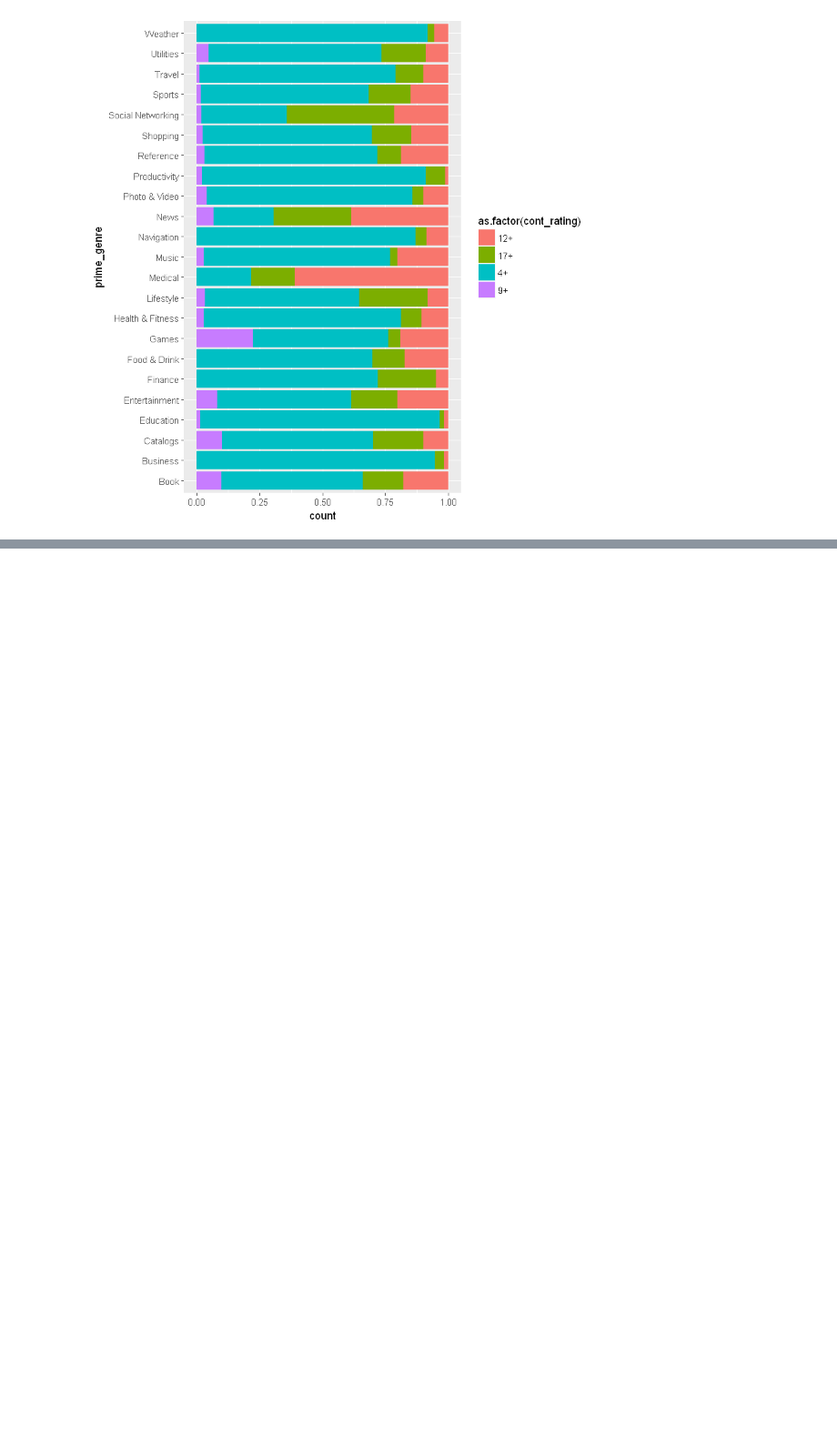
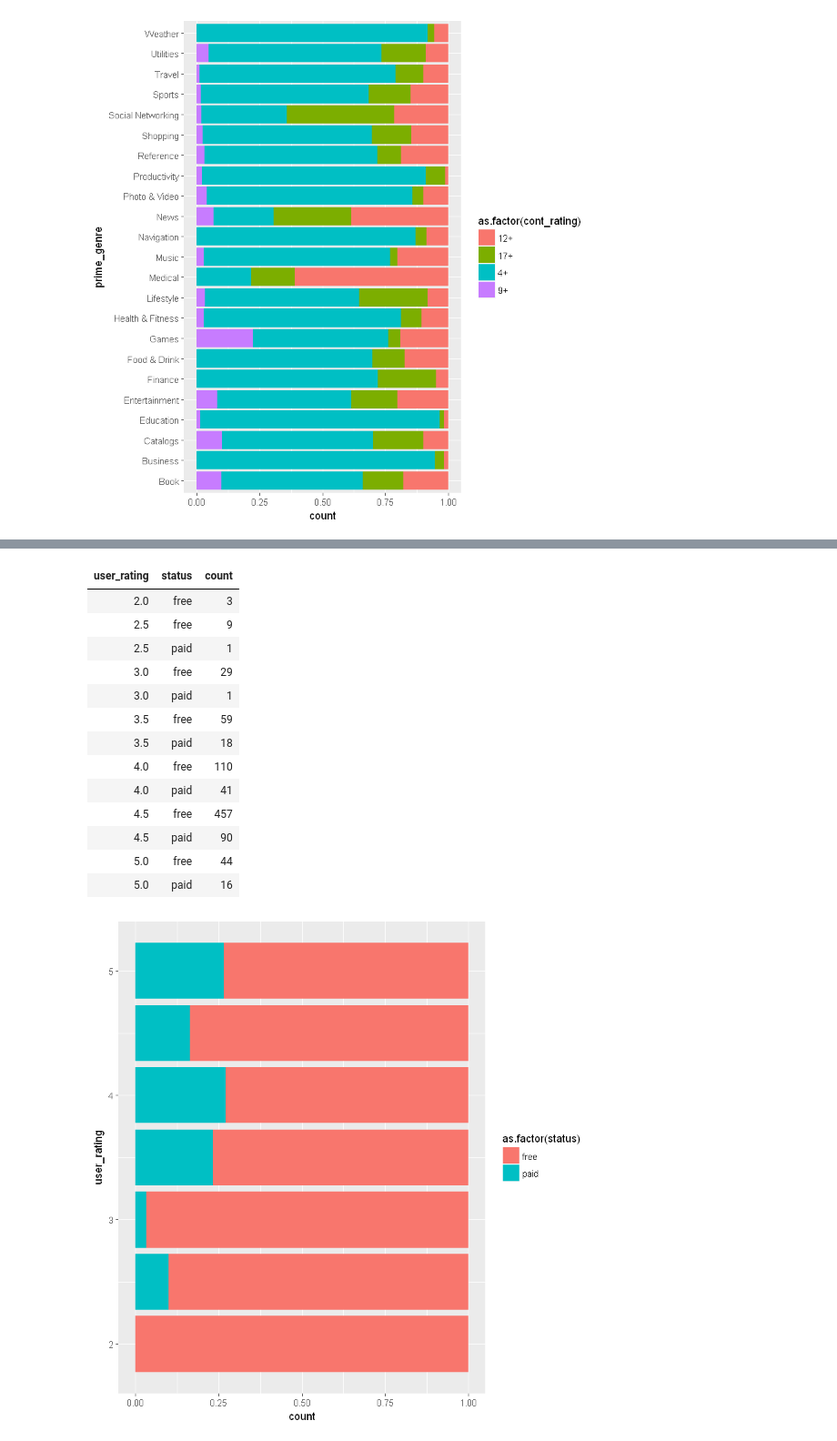
Before and after one commit to amandastrack/mobileAppStoreAnalysis, a Jupyter notebook: Mobile App Store.ipynb, the cells around one changed output, grey strips where cells are left out. Shown at 91% size. Cells and saved outputs as stored; diff of their text form; code cells hidden in the pictures; blank space fills up the shorter version.

```diff
--- a/Mobile App Store.ipynb
+++ b/Mobile App Store.ipynb
@@ -144,0 +259,28 @@ ggplot(content_breakdown_genre, aes(x=prime_genre, y=count, fill=as.factor(cont_
+# %%
+status_breakdown_rating <- price_status %>%
+                              filter(rating_count_tot > mean(rating_count_tot)) %>%
+                              group_by(user_rating, status ) %>%
+                              summarize(count=n()) %>%
+                              arrange(user_rating, status) %>%
+                              collect()
+
+status_breakdown_rating
+ggplot(status_breakdown_rating, aes(x=user_rating, y=count, fill=as.factor(status))) +
+  geom_bar(stat="identity", position = "fill") +
+    coord_flip()
+# %% [output]
+| user_rating | status | count |
+| 2.0 | free | 3 |
+| 2.5 | free | 9 |
+| 2.5 | paid | 1 |
+| 3.0 | free | 29 |
+| 3.0 | paid | 1 |
+| 3.5 | free | 59 |
+| 3.5 | paid | 18 |
+| 4.0 | free | 110 |
+| 4.0 | paid | 41 |
+| 4.5 | free | 457 |
+| 4.5 | paid | 90 |
+| 5.0 | free | 44 |
+| 5.0 | paid | 16 |
+[figure, added]
```
Also changed, not shown: parts of 22 cells of this notebook.
